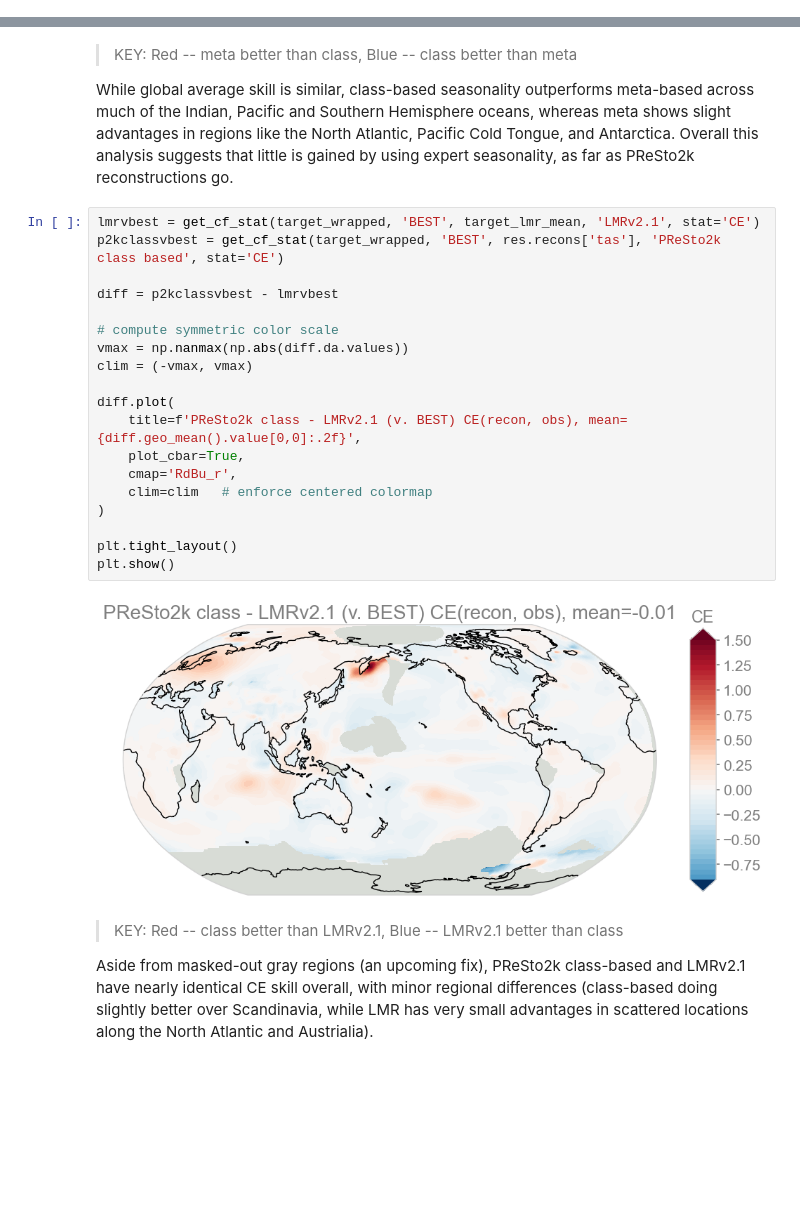
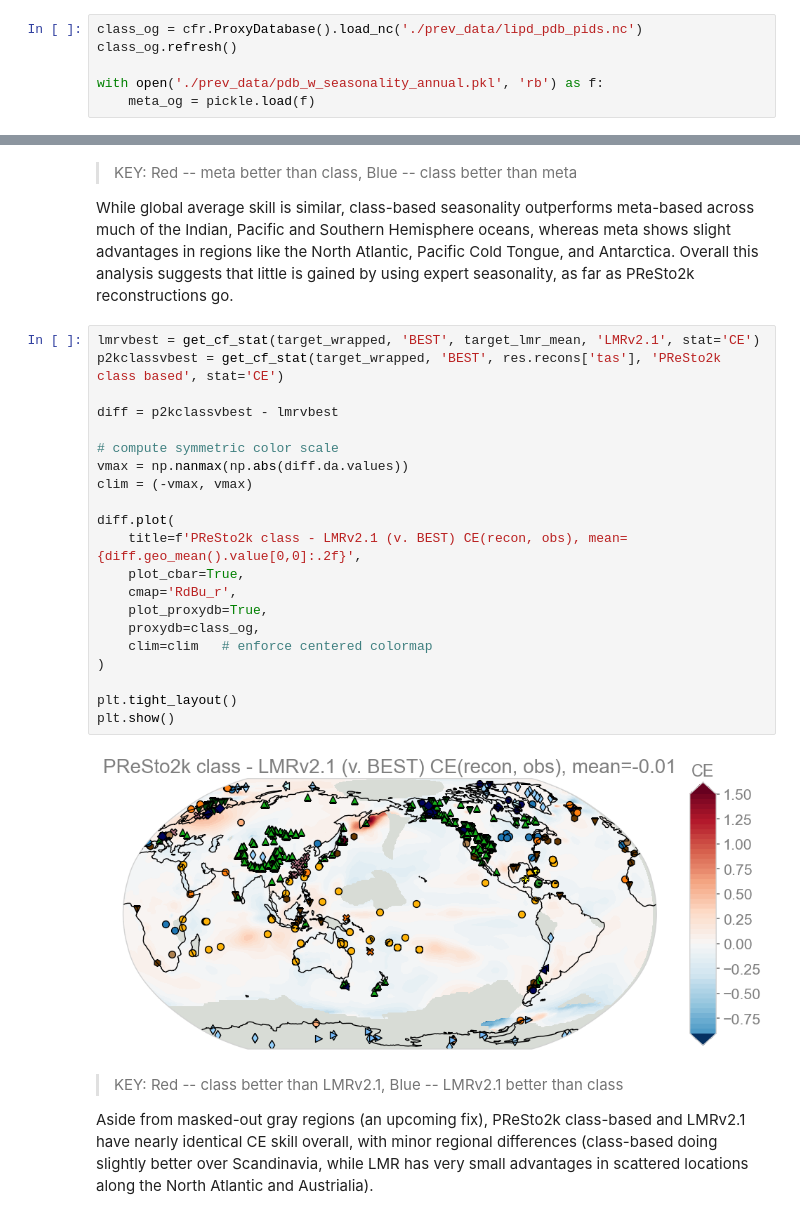
Before and after one commit to LinkedEarth/presto2k_cfr_pb, a Jupyter notebook: _sources/notebooks/validation/C03_a_validating_PReSto2k.ipynb, the cells around one changed output, grey strips where cells are left out. Cells and saved outputs as stored; diff of their text form; blank space fills up the shorter version.

```diff
--- a/_sources/notebooks/validation/C03_a_validating_PReSto2k.ipynb
+++ b/_sources/notebooks/validation/C03_a_validating_PReSto2k.ipynb
@@ -614,3 +616,9 @@ Load in both BEST climate field and the original LMR air (2m air temperature) cl
+# %%
+class_og = cfr.ProxyDatabase().load_nc('./prev_data/lipd_pdb_pids.nc')
+class_og.refresh()
+
+with open('./prev_data/pdb_w_seasonality_annual.pkl', 'rb') as f:
+    meta_og = pickle.load(f)
 # %% [markdown]
 #### BEST
 # %%
@@ -720,24 +732,26 @@ While global average skill is similar, class-based seasonality outperforms meta-
 # %%
 lmrvbest = get_cf_stat(target_wrapped, 'BEST', target_lmr_mean, 'LMRv2.1', stat='CE')
 p2kclassvbest = get_cf_stat(target_wrapped, 'BEST', res.recons['tas'], 'PReSto2k class based', stat='CE')
 
 diff = p2kclassvbest - lmrvbest
 
 # compute symmetric color scale
 vmax = np.nanmax(np.abs(diff.da.values))
 clim = (-vmax, vmax)
 
 diff.plot(
     title=f'PReSto2k class - LMRv2.1 (v. BEST) CE(recon, obs), mean={diff.geo_mean().value[0,0]:.2f}',
     plot_cbar=True,
     cmap='RdBu_r',
+    plot_proxydb=True,
+    proxydb=class_og,
     clim=clim   # enforce centered colormap
 )
 
 plt.tight_layout()
 plt.show()
 # %% [output]
-[figure, old version]
+[figure, new version]
 # %% [markdown]
 > KEY: Red -- class better than LMRv2.1, Blue -- LMRv2.1 better than class
 
```
Also changed, not shown: parts of 4 cells of this notebook, 19 other files.
